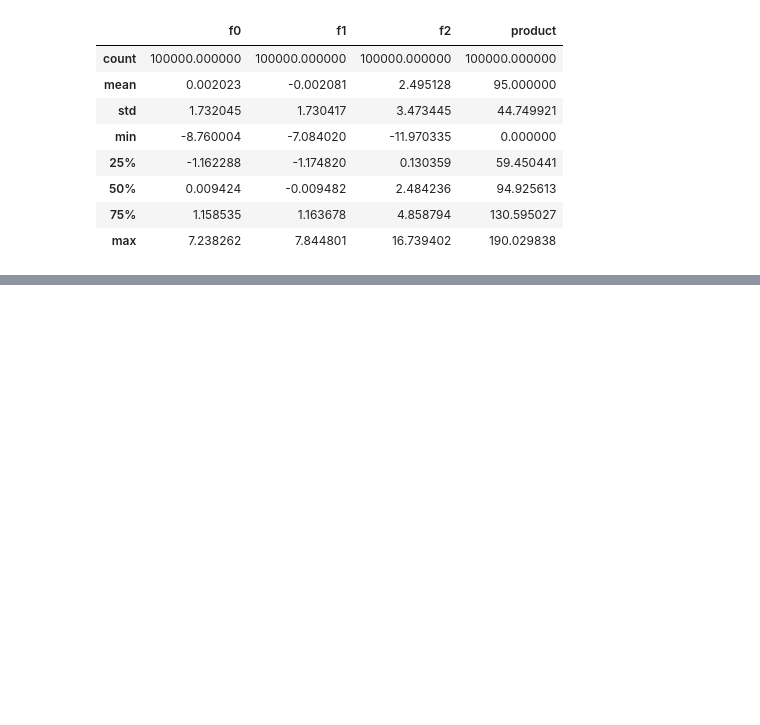
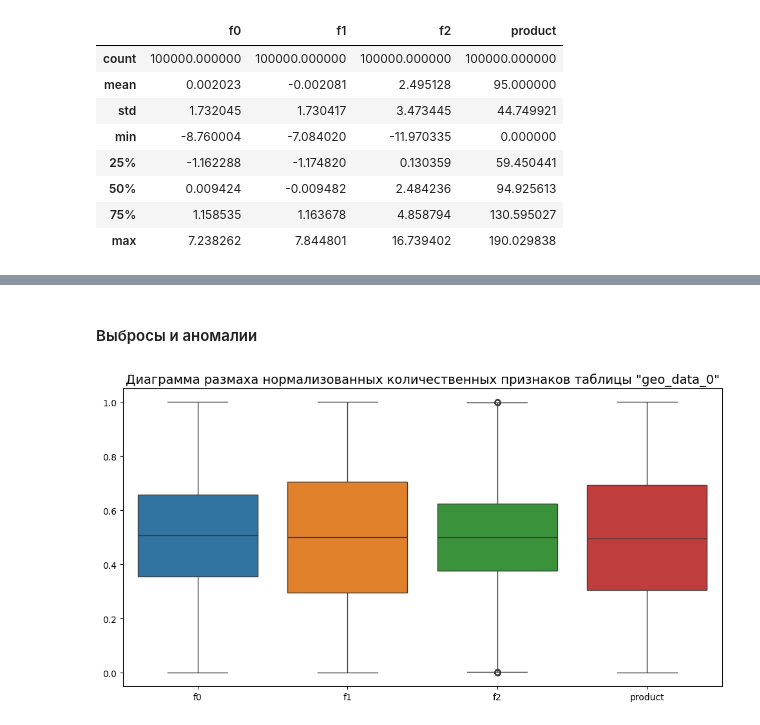
Before and after one commit to serguntsov/geo_well_ml, a Jupyter notebook: where_to_drill_a_well.ipynb, the cells around one changed output, grey strips where cells are left out. Drawn from its saved outputs; the diff is of its cells as text; code cells hidden in the pictures; blank space fills up the shorter version.

Commit message:
EDA выбросы

```diff
--- a/where_to_drill_a_well.ipynb
+++ b/where_to_drill_a_well.ipynb
@@ -221,0 +244,10 @@ geo_data_2.describe()
+# %% [markdown]
+#### Выбросы и аномалии
+# %%
+# Функция для отрисовки диаграммы размаха количественных признаков
+def plt_boxplot_scaler(df):
+    plt.figure(figsize=(12, 6))
+    scaled = MinMaxScaler()
+
+    num_columns = [clm for clm in df.select_dtypes(include='number').columns.tolist() if df[clm].nunique() >= 20]
+    sns.boxplot(data=pd.DataFrame(data=scaled.fit_transform(df[num_columns]), columns=num_columns), orient='v')
@@ -221,0 +263,6 @@ geo_data_2.describe()
+# %%
+plt_boxplot_scaler(geo_data_0)
+plt.title('Диаграмма размаха нормализованных количественных признаков таблицы "geo_data_0"', fontsize=14)
+plt.show()
+# %% [output]
+[figure, added]
```
Also changed, not shown: parts of 11 cells of this notebook.
